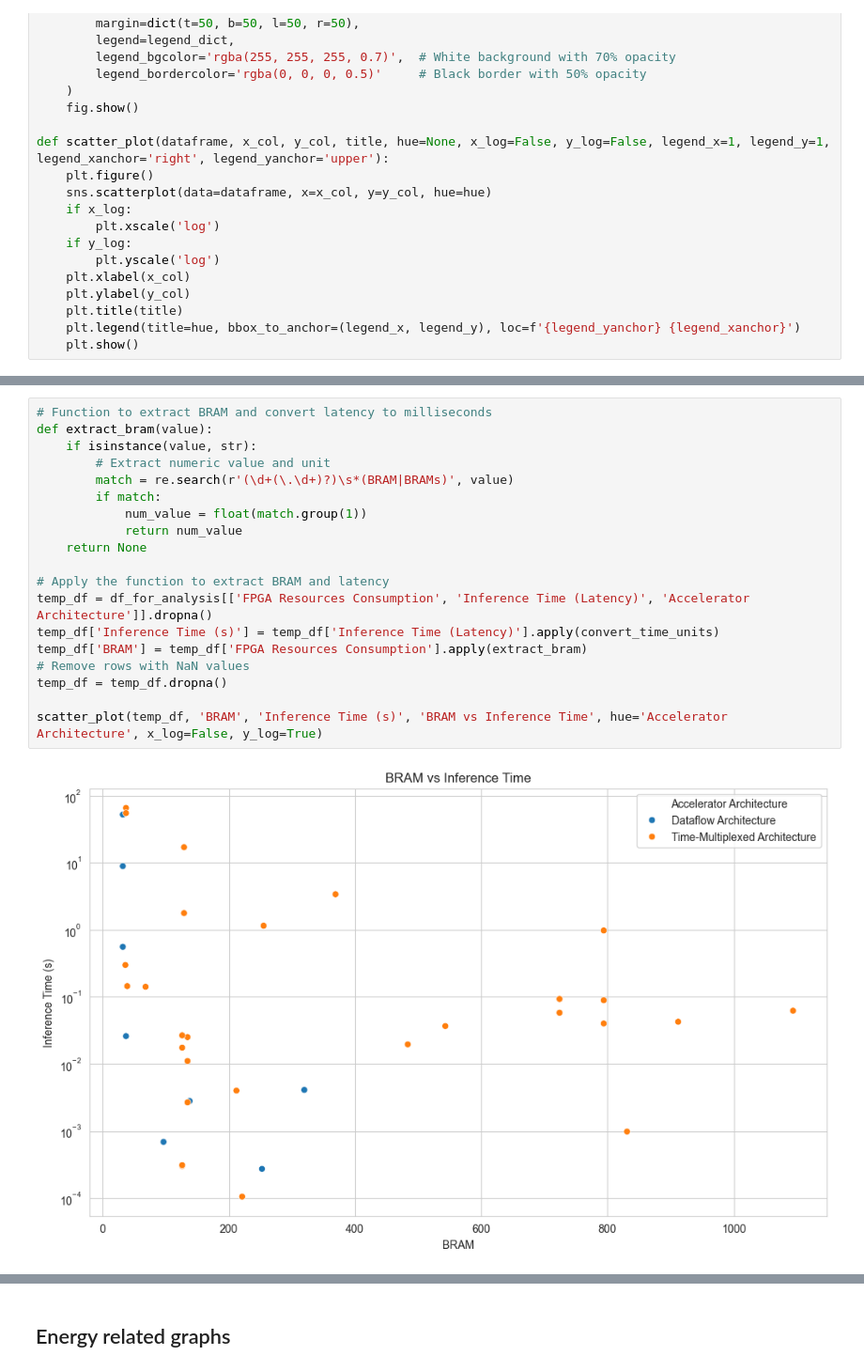
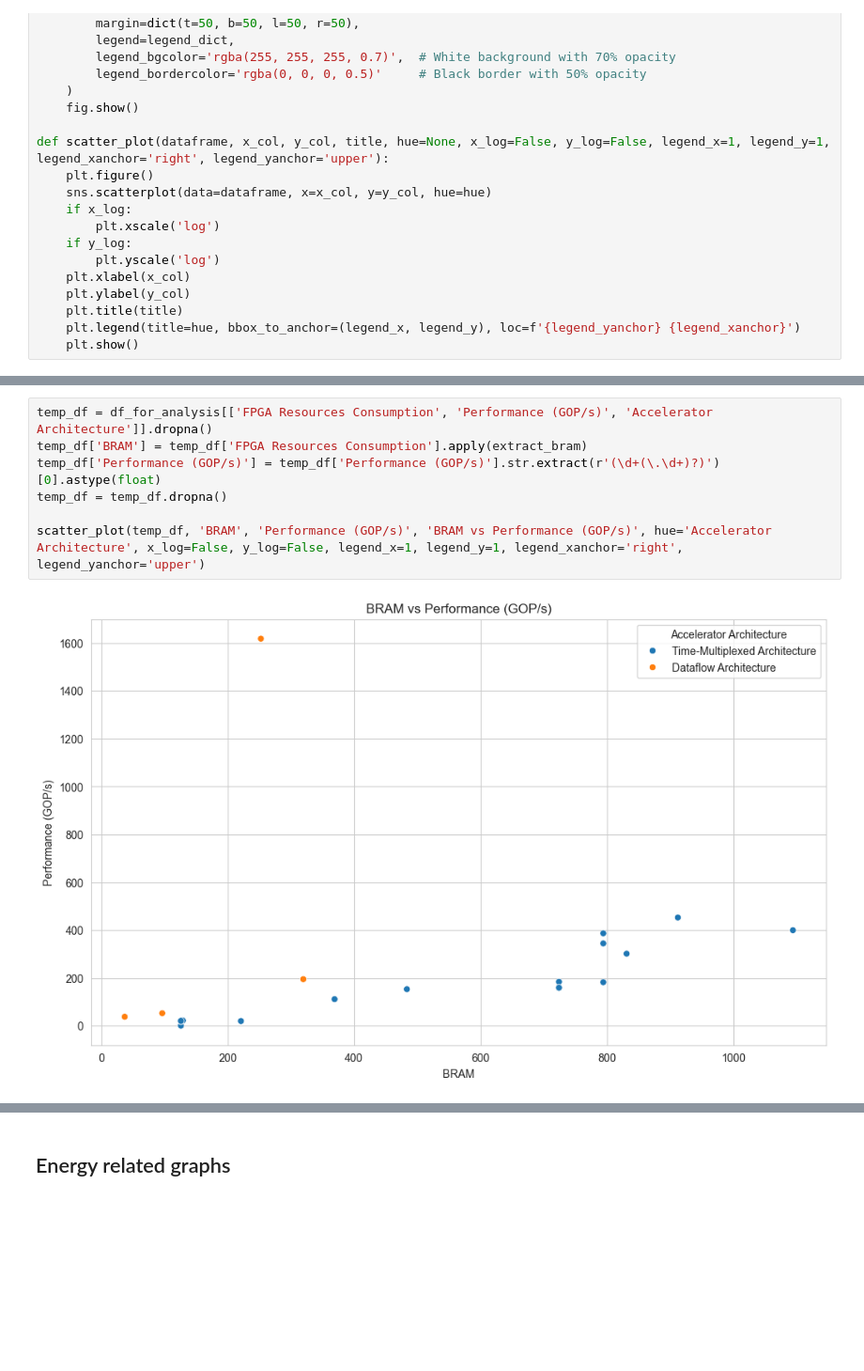
Before and after one commit to asap-space/SPACE_FPGA_NNs_SURVEY_DATA, a Jupyter notebook: Graphs.ipynb, the cells around one changed output, grey strips where cells are left out. Shown at 94% size. Drawn from its saved outputs; the diff is of its cells as text; blank space fills up the shorter version.

Commit message:
Implement code changes to enhance functionality and improve performance

```diff
--- a/Graphs.ipynb
+++ b/Graphs.ipynb
@@ -262,23 +346,11 @@ fancy_scatter_plot(temp_df, 'DSPs', 'Inference Time (s)', 'DSPs vs Inference Tim
 # %% [output]
 [figure]
-# %%
-# Function to extract BRAM and convert latency to milliseconds
-def extract_bram(value):
-    if isinstance(value, str):
-        # Extract numeric value and unit
-        match = re.search(r'(\d+(\.\d+)?)\s*(BRAM|BRAMs)', value)
-        if match:
-            num_value = float(match.group(1))
-            return num_value
-    return None
-
-# Apply the function to extract BRAM and latency
-temp_df = df_for_analysis[['FPGA Resources Consumption', 'Inference Time (Latency)', 'Accelerator Architecture']].dropna()
-temp_df['Inference Time (s)'] = temp_df['Inference Time (Latency)'].apply(convert_time_units)
-temp_df['BRAM'] = temp_df['FPGA Resources Consumption'].apply(extract_bram)
-# Remove rows with NaN values
-temp_df = temp_df.dropna()
-
-scatter_plot(temp_df, 'BRAM', 'Inference Time (s)', 'BRAM vs Inference Time', hue='Accelerator Architecture', x_log=False, y_log=True)
-# %% [output]
-[figure, removed]
+# %%
+temp_df = df_for_analysis[['FPGA Resources Consumption', 'Performance (GOP/s)', 'Accelerator Architecture']].dropna()
+temp_df['BRAM'] = temp_df['FPGA Resources Consumption'].apply(extract_bram)
+temp_df['Performance (GOP/s)'] = temp_df['Performance (GOP/s)'].str.extract(r'(\d+(\.\d+)?)')[0].astype(float)
+temp_df = temp_df.dropna()
+
+scatter_plot(temp_df, 'BRAM', 'Performance (GOP/s)', 'BRAM vs Performance (GOP/s)', hue='Accelerator Architecture', x_log=False, y_log=False, legend_x=1, legend_y=1, legend_xanchor='right', legend_yanchor='upper')
+# %% [output]
+[figure, added]
```
Also changed, not shown: parts of 13 cells of this notebook.
